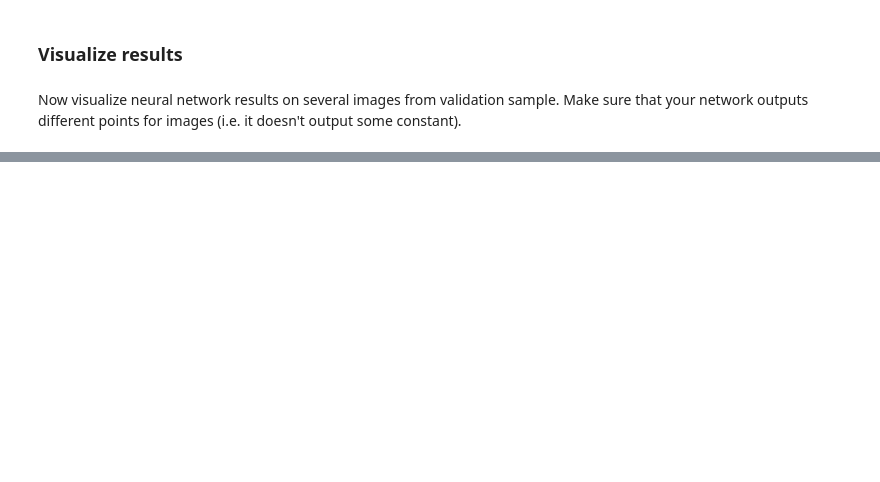
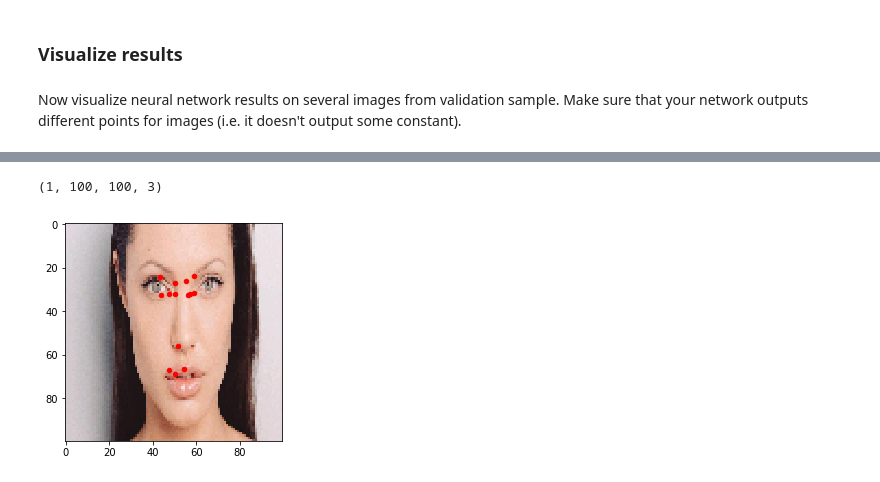
Before and after one commit to Nabarun21/deep_learning_in_computer_vision, a Jupyter notebook: facial-keypoints/Facial keypoints.ipynb, the cells around one changed output, grey strips where cells are left out. Saved outputs shown, nothing was run; the diff lists cells and outputs as text; code cells hidden in the pictures; blank space fills up the shorter version.

Commit message:
face recognition project

```diff
--- a/facial-keypoints/Facial keypoints.ipynb
+++ b/facial-keypoints/Facial keypoints.ipynb
@@ -223,0 +280,9 @@ Now visualize neural network results on several images from validation sample. M
+# %%
+#test on unseen images from the internet
+def test_on_unseen_images(full_image_path):
+    img=cv2.imread(full_image_path)
+    img=cv2.resize(img,dsize=(100,100))  #in BGR
+    RGB_img = cv2.cvtColor(img, cv2.COLOR_BGR2RGB)
+    img=np.reshape(RGB_img,newshape=(1,RGB_img.shape[0],RGB_img.shape[1],RGB_img.shape[2]))
+    print(img.shape)
+    visualize_points(RGB_img,regressor.predict(img)[0])
@@ -223,0 +302,5 @@ Now visualize neural network results on several images from validation sample. M
+# %%
+test_on_unseen_images('face-1.jpg')
+# %% [output]
+(1, 100, 100, 3)
+[figure, added]
```
Also changed, not shown: parts of 14 cells of this notebook, 9 other files.
